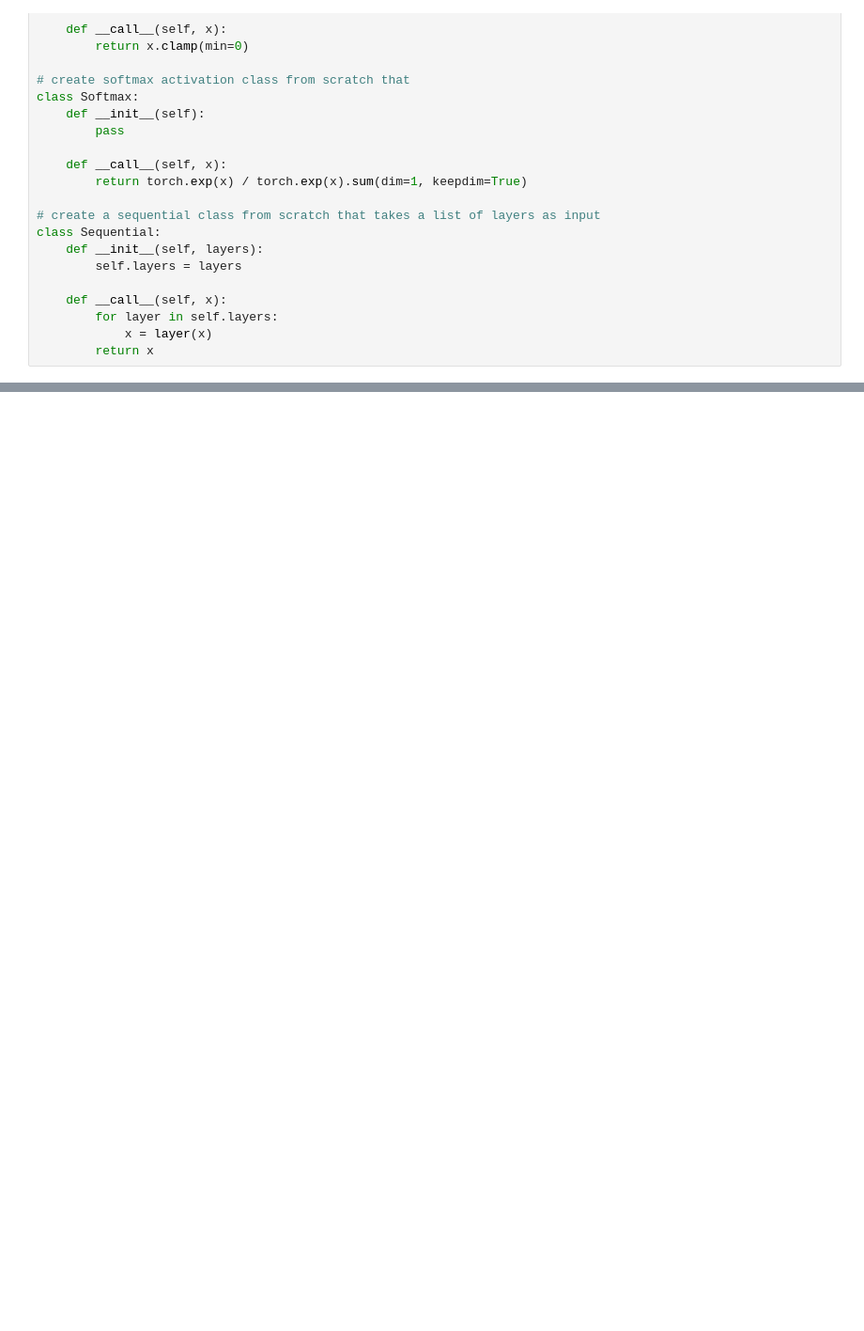
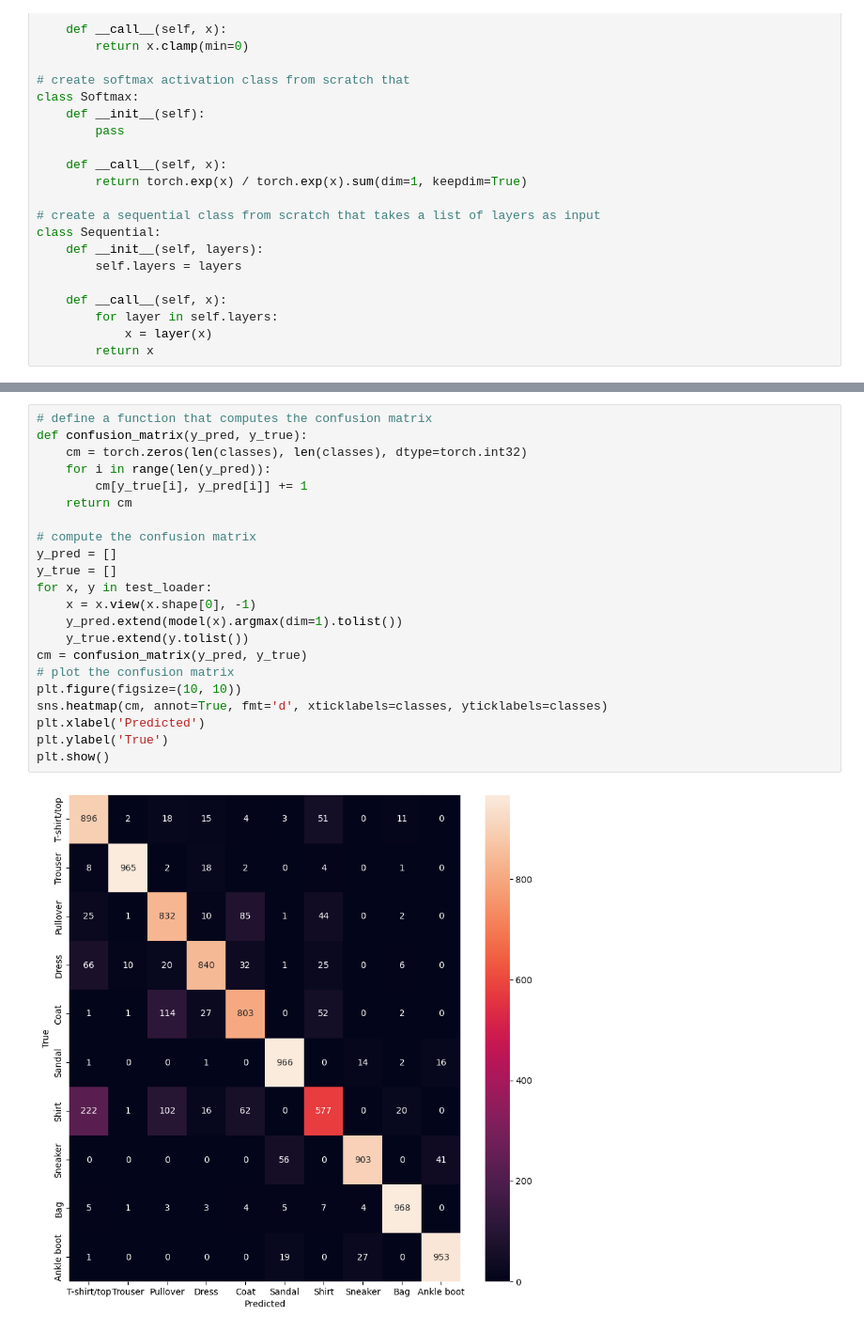
Before and after one commit to saeedzou/Deep-Learning-Assignments-2022, a Jupyter notebook: Assignment 2/q1.ipynb, the cells around one changed output, grey strips where cells are left out. Shown at 94% size. Drawn from its saved outputs; the diff is of its cells as text; blank space fills up the shorter version.

```diff
--- a/Assignment 2/q1.ipynb
+++ b/Assignment 2/q1.ipynb
@@ -78,0 +179,24 @@ class Sequential:
+# %%
+# define a function that computes the confusion matrix
+def confusion_matrix(y_pred, y_true):
+    cm = torch.zeros(len(classes), len(classes), dtype=torch.int32)
+    for i in range(len(y_pred)):
+        cm[y_true[i], y_pred[i]] += 1
+    return cm
+
+# compute the confusion matrix
+y_pred = []
+y_true = []
+for x, y in test_loader:
+    x = x.view(x.shape[0], -1)
+    y_pred.extend(model(x).argmax(dim=1).tolist())
+    y_true.extend(y.tolist())
+cm = confusion_matrix(y_pred, y_true)
+# plot the confusion matrix
+plt.figure(figsize=(10, 10))
+sns.heatmap(cm, annot=True, fmt='d', xticklabels=classes, yticklabels=classes)
+plt.xlabel('Predicted')
+plt.ylabel('True')
+plt.show()
+# %% [output]
+[figure, added]
```
Also changed, not shown: parts of 7 cells of this notebook.
